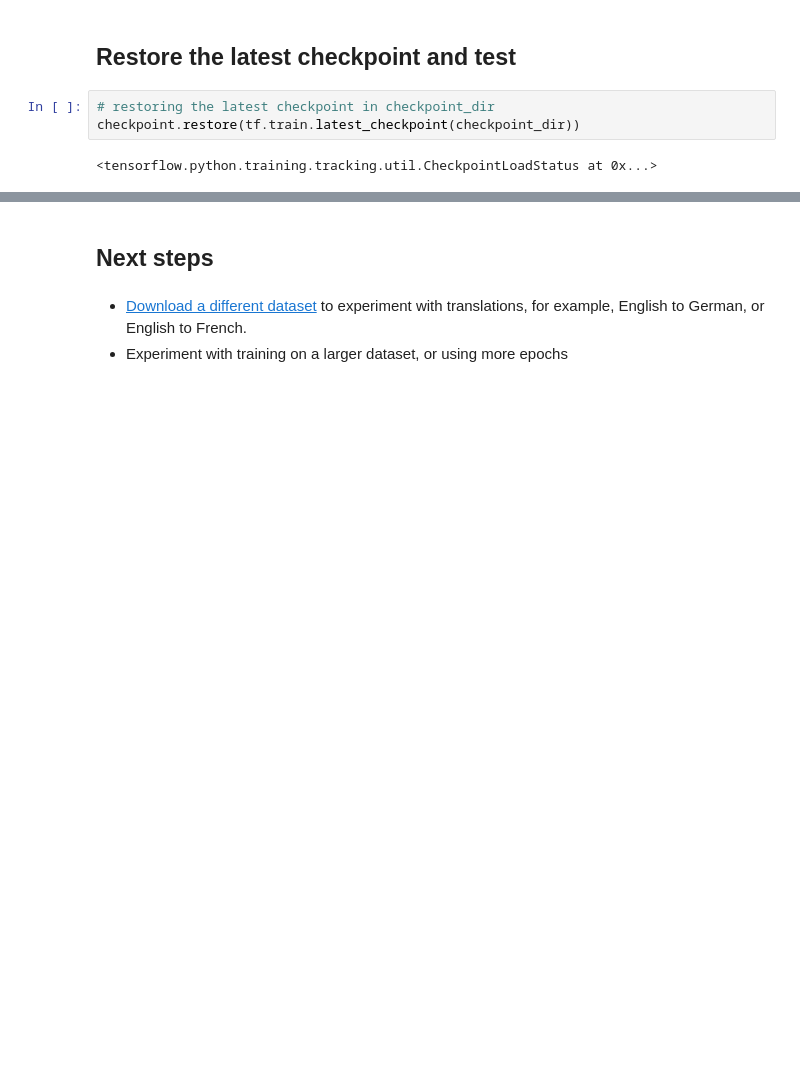
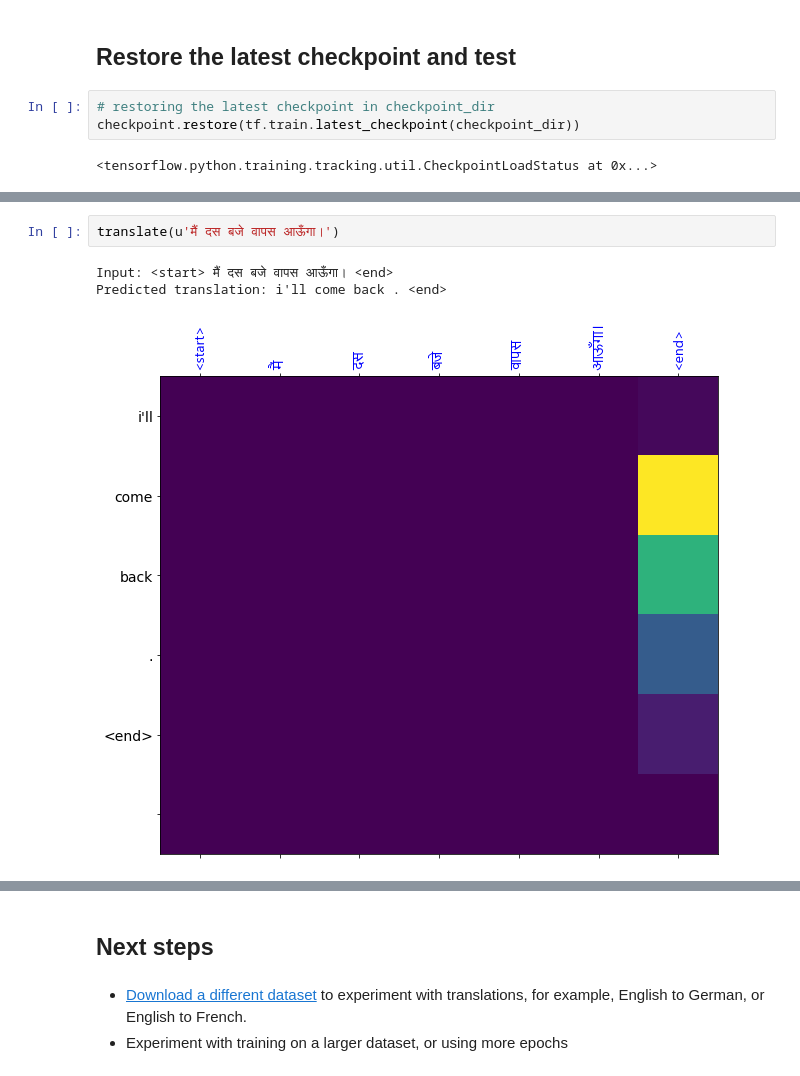
Before and after one commit to rahiakela/natural-language-processing-case-studies, a Jupyter notebook: neural_machine_translation_with_attention_for_english_hindi.ipynb, the cells around one changed output, grey strips where cells are left out. Saved outputs shown, nothing was run; the diff lists cells and outputs as text; blank space fills up the shorter version.

```diff
--- a/neural_machine_translation_with_attention_for_english_hindi.ipynb
+++ b/neural_machine_translation_with_attention_for_english_hindi.ipynb
@@ -607,0 +646,6 @@ Predicted translation: are you still at home ? <end>
+# %%
+translate(u'मैं दस बजे वापस आऊँगा।')
+# %% [output]
+Input: <start> मैं दस बजे वापस आऊँगा। <end>
+Predicted translation: i'll come back . <end>
+[figure, added]
```
Also changed, not shown: parts of 31 cells of this notebook.
